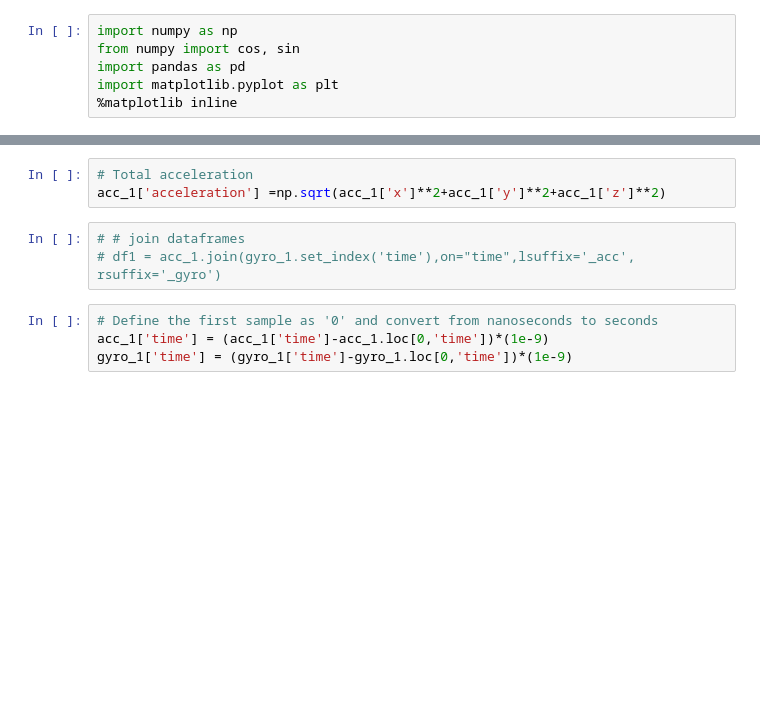
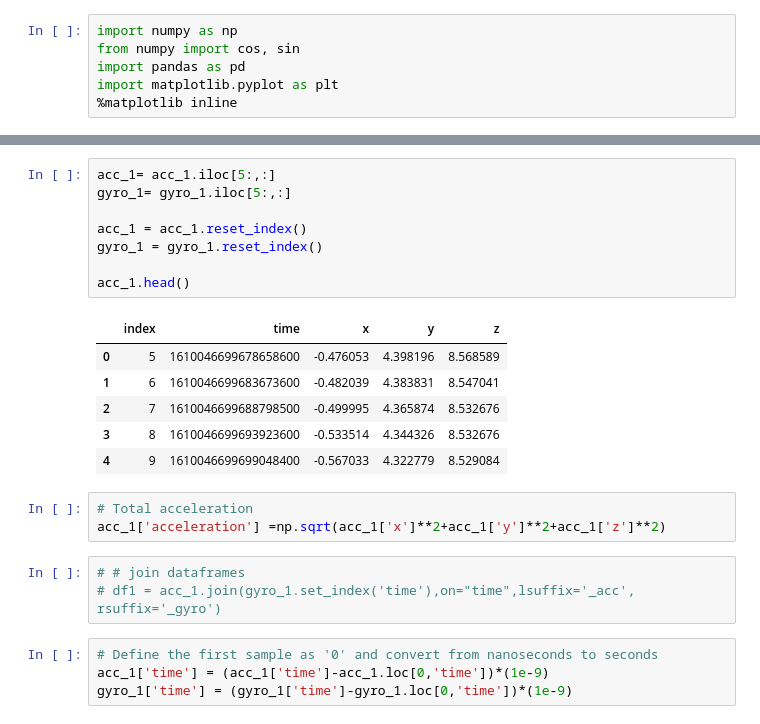
Before and after one commit to orenltr/Inertial-Navigation, a Jupyter notebook: Navigation_Eq.ipynb, the cells around one changed output, grey strips where cells are left out. Saved outputs shown, nothing was run; the diff lists cells and outputs as text; blank space fills up the shorter version.

```diff
--- a/Navigation_Eq.ipynb
+++ b/Navigation_Eq.ipynb
@@ -15,3 +29,18 @@ gyro_1 = gyro_1[['time','x','y','z']]
+# %%
+acc_1= acc_1.iloc[5:,:]
+gyro_1= gyro_1.iloc[5:,:]
+
+acc_1 = acc_1.reset_index()
+gyro_1 = gyro_1.reset_index()
+
+acc_1.head()
+# %% [output]
+|  | index | time | x | y | z |
+| 0 | 5 | 1610046699678658600 | -0.476053 | 4.398196 | 8.568589 |
+| 1 | 6 | 1610046699683673600 | -0.482039 | 4.383831 | 8.547041 |
+| 2 | 7 | 1610046699688798500 | -0.499995 | 4.365874 | 8.532676 |
+| 3 | 8 | 1610046699693923600 | -0.533514 | 4.344326 | 8.532676 |
+| 4 | 9 | 1610046699699048400 | -0.567033 | 4.322779 | 8.529084 |
 # %%
 # Total acceleration
 acc_1['acceleration'] =np.sqrt(acc_1['x']**2+acc_1['y']**2+acc_1['z']**2)
```
Also changed, not shown: parts of 10 cells of this notebook, 1 other file.
